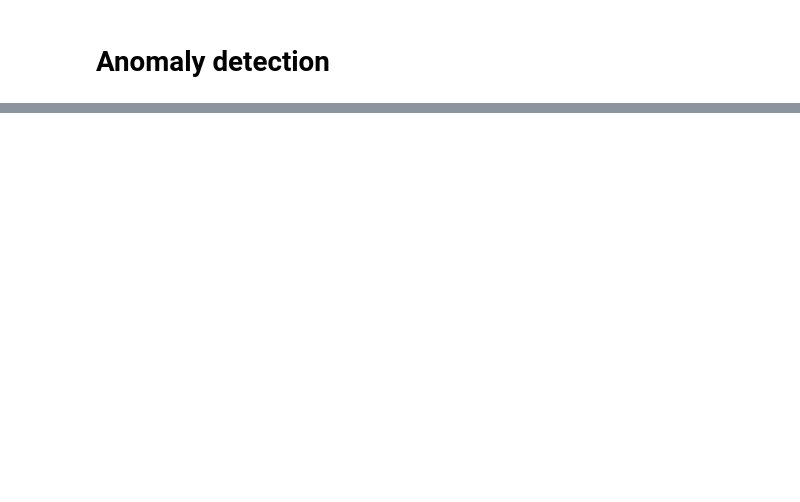
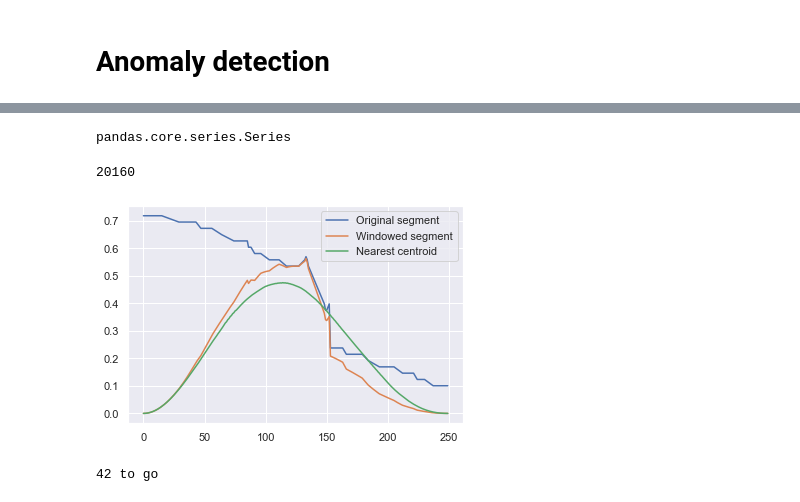
Before and after one commit to nikhilc3013/Data-Preprocessing, a Jupyter notebook: submission/Unsupervised anomaly.ipynb, the cells around one changed output, grey strips where cells are left out. Cells and saved outputs as stored; diff of their text form; code cells hidden in the pictures; blank space fills up the shorter version.

```diff
--- a/submission/Unsupervised anomaly.ipynb
+++ b/submission/Unsupervised anomaly.ipynb
@@ -203,0 +172,8 @@ plot_waves(normal_segments)
+# %%
+type(series)
+# %% [output]
+pandas.core.series.Series
+# %%
+len(series)
+# %% [output]
+20160
@@ -203,0 +201,38 @@ plot_waves(normal_segments)
+# %%
+centroids = clusterer.cluster_centers_
+
+segment = np.copy(test_segments[0])
+# remember, the clustering was set up using the windowed data
+# so to find a match, we should also window our search key
+windowed_segment = segment * window_fn
+# predict() returns a list of centres to cope with the possibility of multiple
+# samples being passed
+nearest_centroid_idx = clusterer.predict(windowed_segment.reshape(1,-1))[0]
+nearest_centroid = np.copy(centroids[nearest_centroid_idx])
+plt.figure()
+plt.plot(segment, label="Original segment")
+plt.plot(windowed_segment, label="Windowed segment")
+plt.plot(nearest_centroid, label="Nearest centroid")
+plt.legend()
+plt.show()
+# %% [output]
+[figure, added]
+# %%
+max_errs = {}
+err_98s = {}
+segs = list(range(100, 1500, 50))
+clusts = list(range(100, 900, 50))
+
+total = len(segs) + len(clusts)
+
+for seglen in segs:
+    max_errs[seglen] = []
+    err_98s[seglen] = []
+    for clstr_size in clusts:
+        print(total, "to go", end="\r")
+        max_err, err_98 = test_error(seglen, clstr_size)
+        max_errs[seglen].append(max_err)
+        err_98s[seglen].append(err_98)
+        total -= 1
+# %% [output]
+42 to go
```
Also changed, not shown: parts of 14 cells of this notebook.
